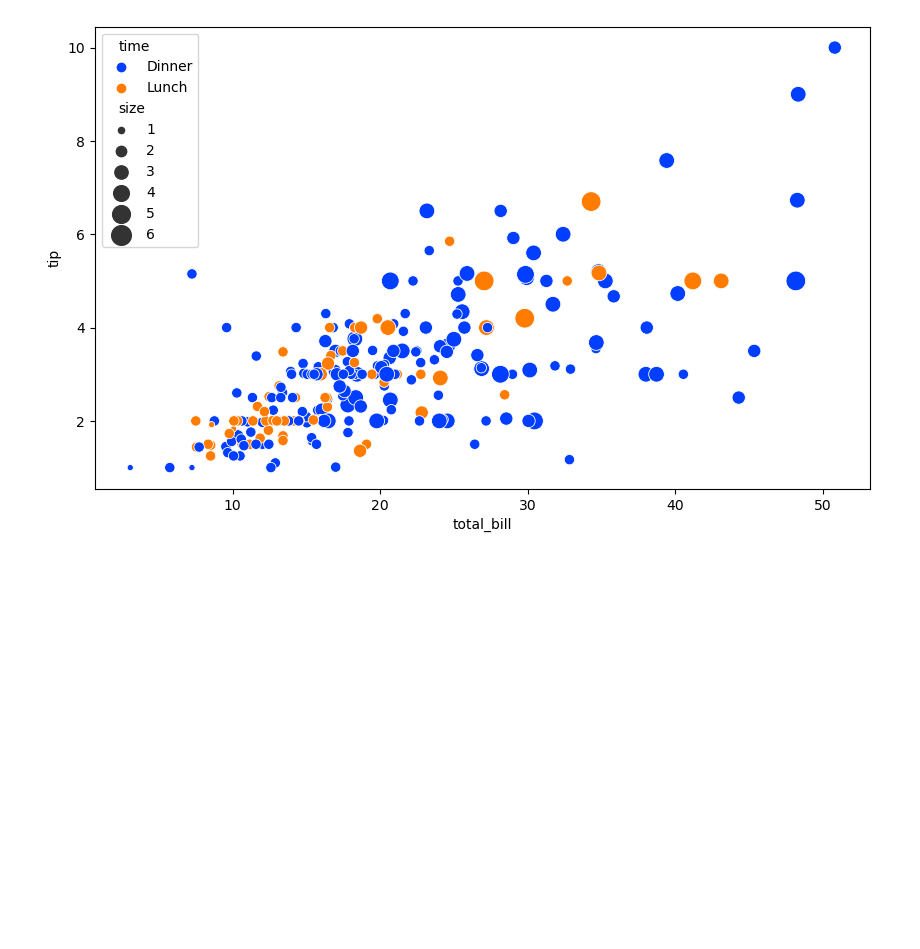
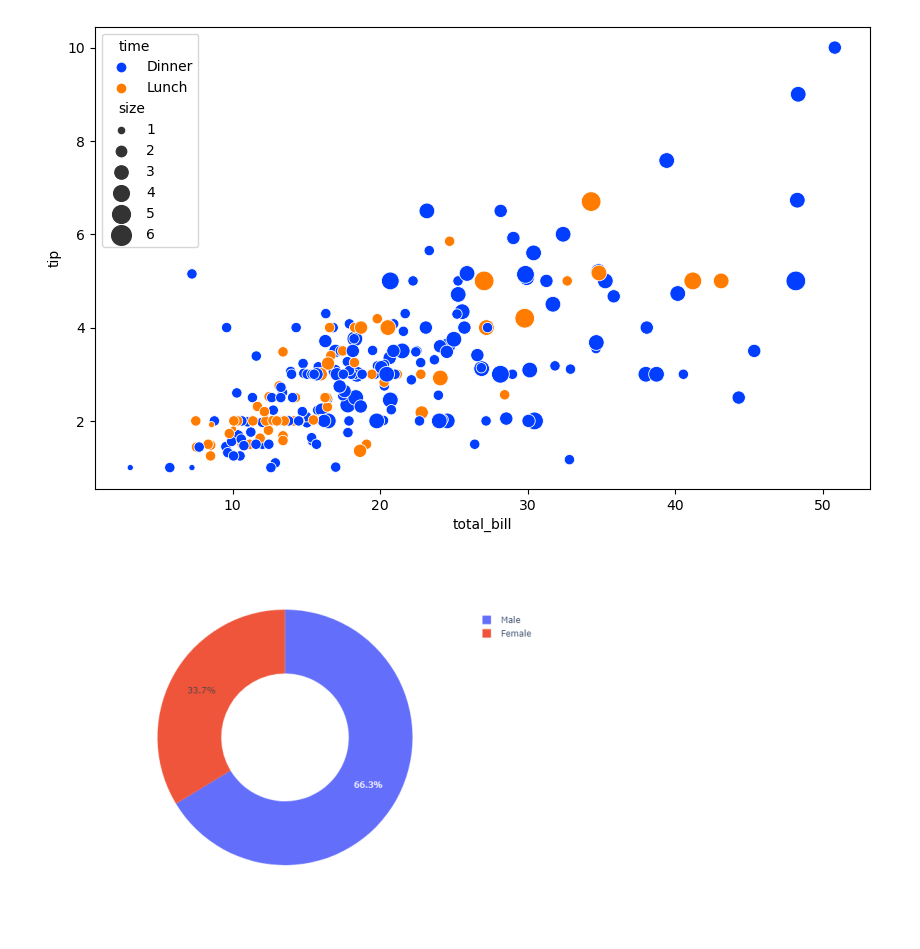
Before and after one commit to NANITH777/ML-DL-Examples, a Jupyter notebook: Waiter Tips Prediction/waiter.ipynb, the cells around one changed output. Drawn from its saved outputs; the diff is of its cells as text; code cells hidden in the pictures; blank space fills up the shorter version.

Commit message:
Some Graphs

```diff
--- a/Waiter Tips Prediction/waiter.ipynb
+++ b/Waiter Tips Prediction/waiter.ipynb
@@ -99,0 +106,3 @@ scatter = sns.scatterplot(data=df, x="total_bill", y="tip", size="size", hue="ti
+# %%
+pie2 = px.pie(df,values='tip', names='sex',hole = 0.5)
+pie2.show()
@@ -99,0 +111,9 @@ scatter = sns.scatterplot(data=df, x="total_bill", y="tip", size="size", hue="ti
+# %%
+
+pie2_plt = pio.to_image(pie2, format='png')
+img = plt.imread(io.BytesIO(pie2_plt))
+plt.imshow(img)
+plt.axis('off')
+plt.show()
+# %% [output]
+[figure, added]
```
Also changed, not shown: parts of 4 cells of this notebook, 3 other files.
